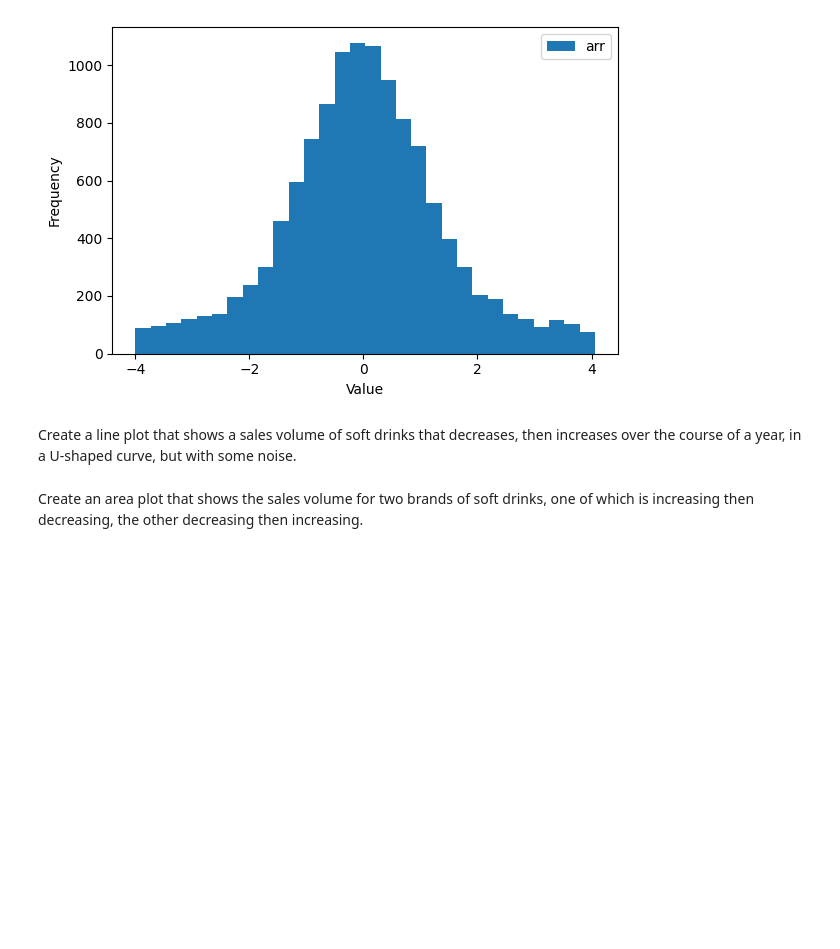
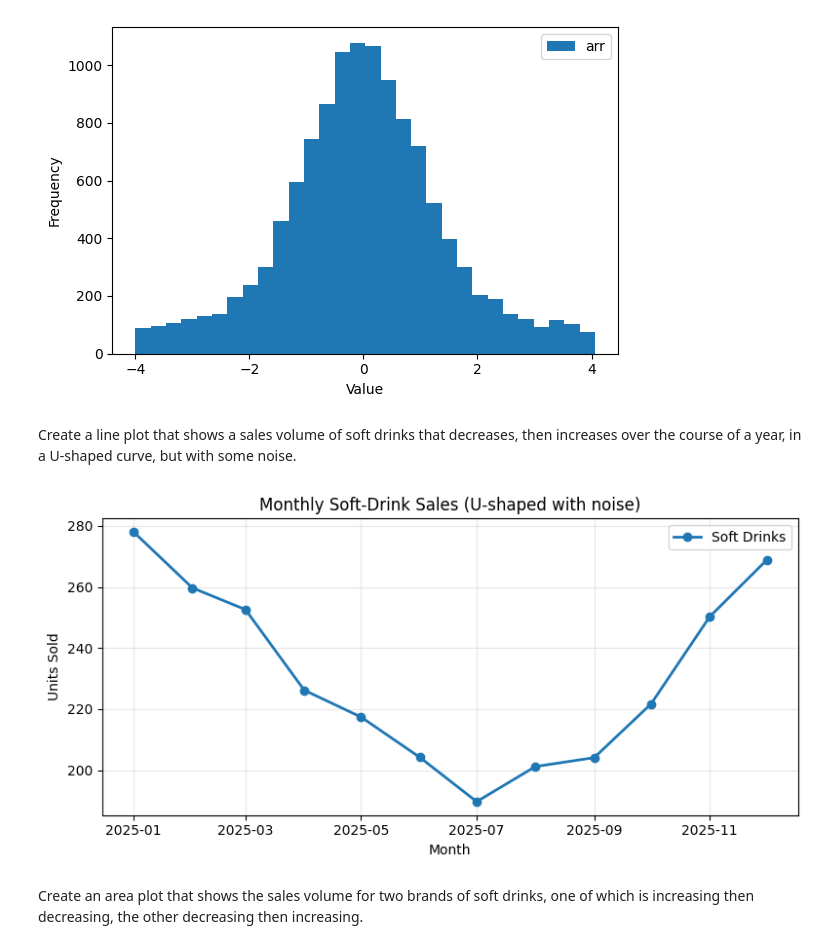
Before and after one commit to JonG-2025/Module-B-semester-2, a Jupyter notebook: Week5-concealed-answer.ipynb, the cells around one changed output. Cells and saved outputs as stored; diff of their text form; code cells hidden in the pictures; blank space fills up the shorter version.

```diff
--- a/Week5-concealed-answer.ipynb
+++ b/Week5-concealed-answer.ipynb
@@ -286,5 +286,34 @@ plt.show()
 [figure]
 # %% [markdown]
 Create a line plot that shows a sales volume of soft drinks that decreases, then increases over the course of a year, in a U-shaped curve, but with some noise.
+# %%
+rng = np.random.default_rng(123)
+
+months = pd.date_range('2025-01-01', periods=12, freq='MS')
+
+x = np.linspace(-1, 1, 12)
+baseline = 200 + 80*(x**2)
+
+seasonal = 10*np.sin(2*np.pi*(np.arange(12)/12 + 0.1))
+noise = rng.normal(0, 8, size=12)
+
+sales = baseline + seasonal + noise
+
+sales_df = pd.DataFrame({
+    'month': months,
+    'soft_drink_sales': sales.round(1)
+})
+
+plt.figure(figsize=(8,4))
+plt.plot(sales_df['month'], sales_df['soft_drink_sales'], marker='o', linewidth=2, label='Soft Drinks')
+plt.title('Monthly Soft-Drink Sales (U-shaped with noise)')
+plt.xlabel('Month')
+plt.ylabel('Units Sold')
+plt.grid(True, alpha=0.3)
+plt.legend()
+plt.tight_layout()
+plt.show()
+# %% [output]
+[figure, added]
 # %% [markdown]
 Create an area plot that shows the sales volume for two brands of soft drinks, one of which is increasing then decreasing, the other decreasing then increasing.
```
Also changed, not shown: parts of 2 cells of this notebook.
